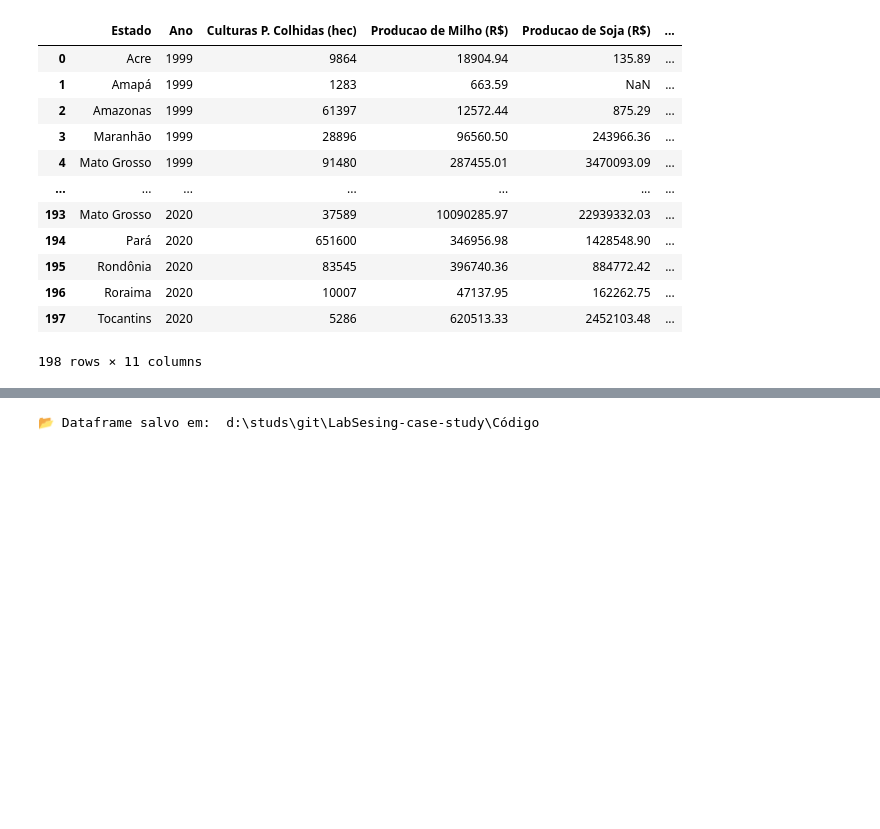
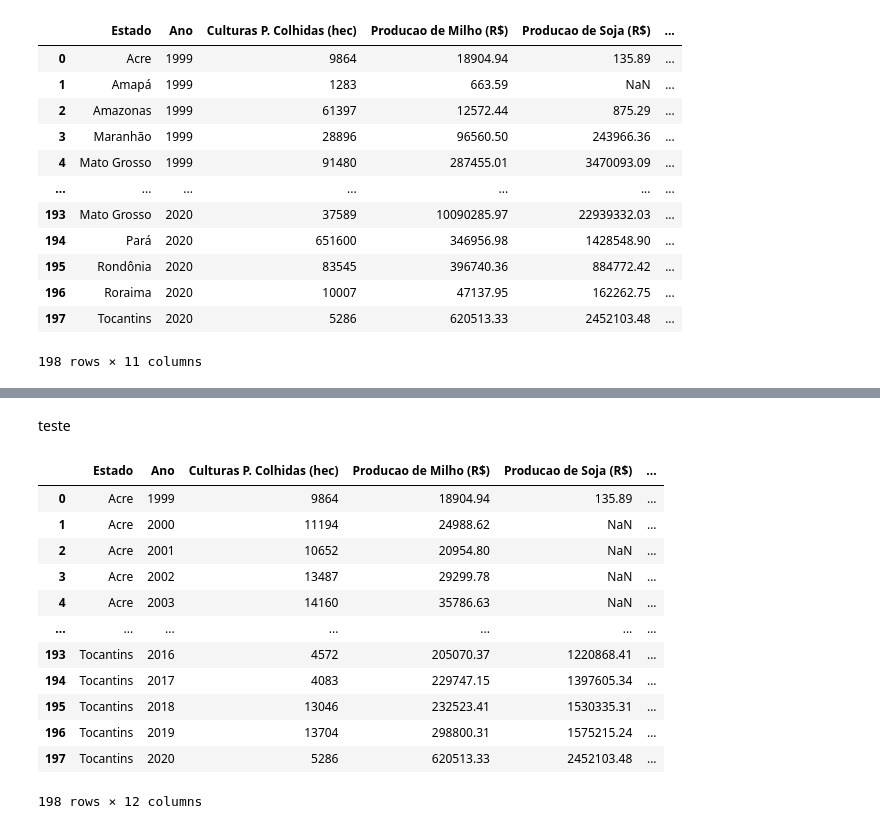
Before and after one commit to LABSensing/LabSesing-case-study, a Jupyter notebook: Código/tabela_final.ipynb, the cells around one changed output, grey strips where cells are left out. Saved outputs shown, nothing was run; the diff lists cells and outputs as text; code cells hidden in the pictures; blank space fills up the shorter version.

Commit message:
Adicionando dados territoriais

```diff
--- a/Código/tabela_final.ipynb
+++ b/Código/tabela_final.ipynb
@@ -135,5 +135,5 @@ memory usage: 4.8+ KB
 # %%
-df_final = df_permanente.merge(df_milho, how='outer', on=["Ano", "Estado"])\
+df_geral = df_permanente.merge(df_milho, how='outer', on=["Ano", "Estado"])\
                             .merge(df_soja, how='outer', on=["Ano", "Estado"] )\
                             .merge(df_despesa, how='outer', on=["Ano", "Estado"])\
                             .merge(df_temporaria, how='outer', on=["Ano", "Estado"])\
@@ -141,7 +141,7 @@ df_final = df_permanente.merge(df_milho, how='outer', on=["Ano", "Estado"])\
                             .merge(df_pib, how='outer', on=["Ano", "Estado"])\
                             .merge(df_producao, how='outer', on=["Ano", "Estado"])\
                             .merge(df_incendio, how='outer', on=["Ano", "Estado"])
-df_final
+df_geral
 # %% [output]
 |  | Estado | Ano | Culturas P. Colhidas (hec) | Producao de Milho (R$) | Producao de Soja (R$) | ... |
 | 0 | Acre | 1999 | 9864 | 18904.94 | 135.89 | ... |
@@ -158,0 +186,7 @@ df_final
+# %%
+#Seleciona os estados de interesse
+df_area = df_area.query("@estados in Estado")
+
+#Seleciona os dados mais recentes (2022)
+df_area22 = df_area[["Estado", "Area"]]
+df_area22
@@ -159,7 +204,24 @@ df_final
+# %% [markdown]
+teste
+# %%
+df_com_area = df_geral.merge(df_area22, how='outer', on=["Estado"])
+df_com_area
+# %% [output]
+|  | Estado | Ano | Culturas P. Colhidas (hec) | Producao de Milho (R$) | Producao de Soja (R$) | ... |
+| 0 | Acre | 1999 | 9864 | 18904.94 | 135.89 | ... |
+| 1 | Acre | 2000 | 11194 | 24988.62 | NaN | ... |
+| 2 | Acre | 2001 | 10652 | 20954.80 | NaN | ... |
+| 3 | Acre | 2002 | 13487 | 29299.78 | NaN | ... |
+| 4 | Acre | 2003 | 14160 | 35786.63 | NaN | ... |
+| ... | ... | ... | ... | ... | ... | ... |
+| 193 | Tocantins | 2016 | 4572 | 205070.37 | 1220868.41 | ... |
+| 194 | Tocantins | 2017 | 4083 | 229747.15 | 1397605.34 | ... |
+| 195 | Tocantins | 2018 | 13046 | 232523.41 | 1530335.31 | ... |
+| 196 | Tocantins | 2019 | 13704 | 298800.31 | 1575215.24 | ... |
+| 197 | Tocantins | 2020 | 5286 | 620513.33 | 2452103.48 | ... |
+198 rows × 12 columns
 # %%
-df_final.to_csv("tabela_final", index = False, encoding="utf-8")
+df_geral.to_csv("tabela_geral", index = False, encoding="utf-8")
 path = os.getcwd()
 
 print("📂 Dataframe salvo em: ", path)
-# %% [output]
-📂 Dataframe salvo em:  d:\studs\git\LabSesing-case-study\Código
```
Also changed, not shown: parts of 7 cells of this notebook, 2 other files.
